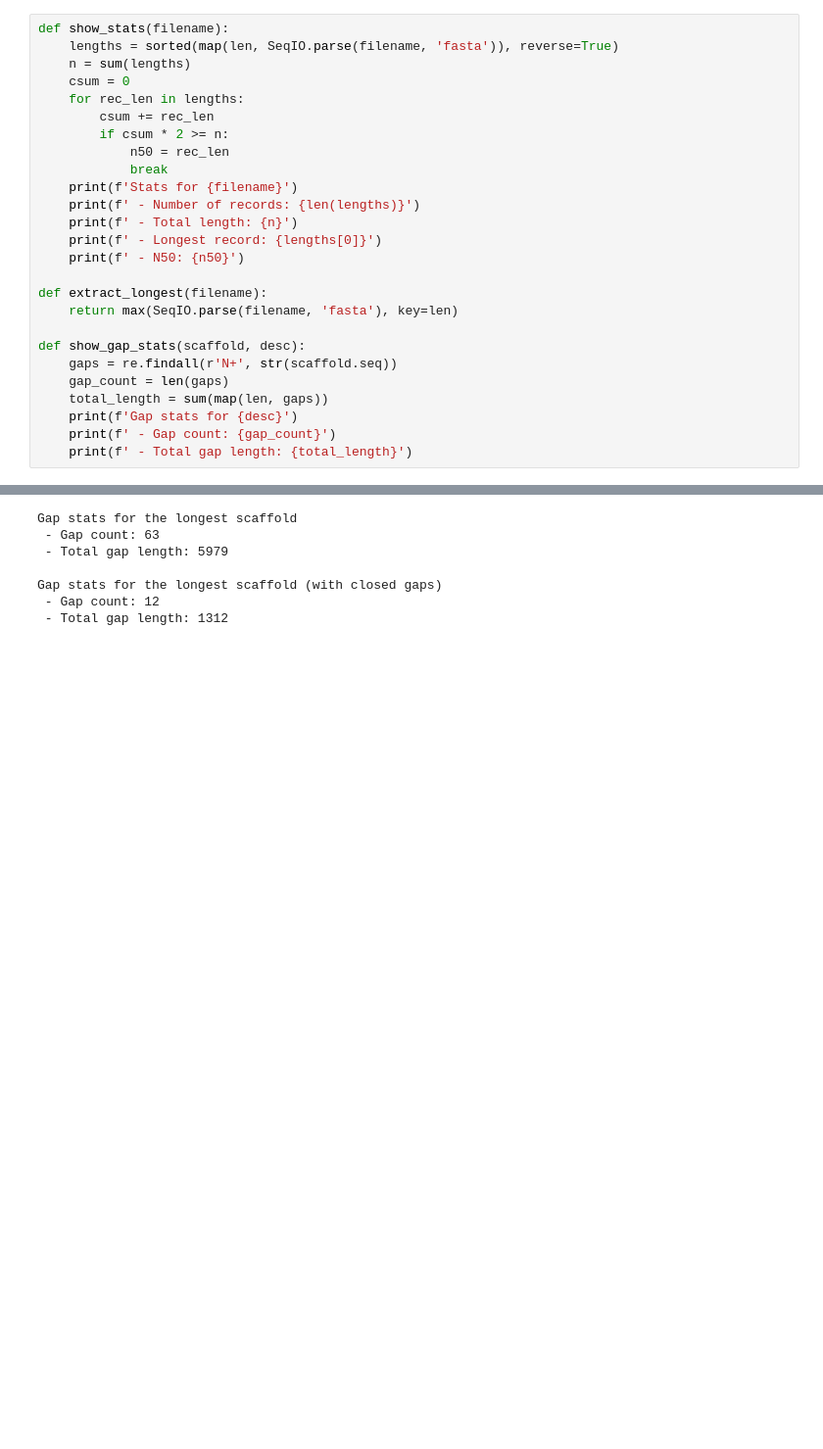
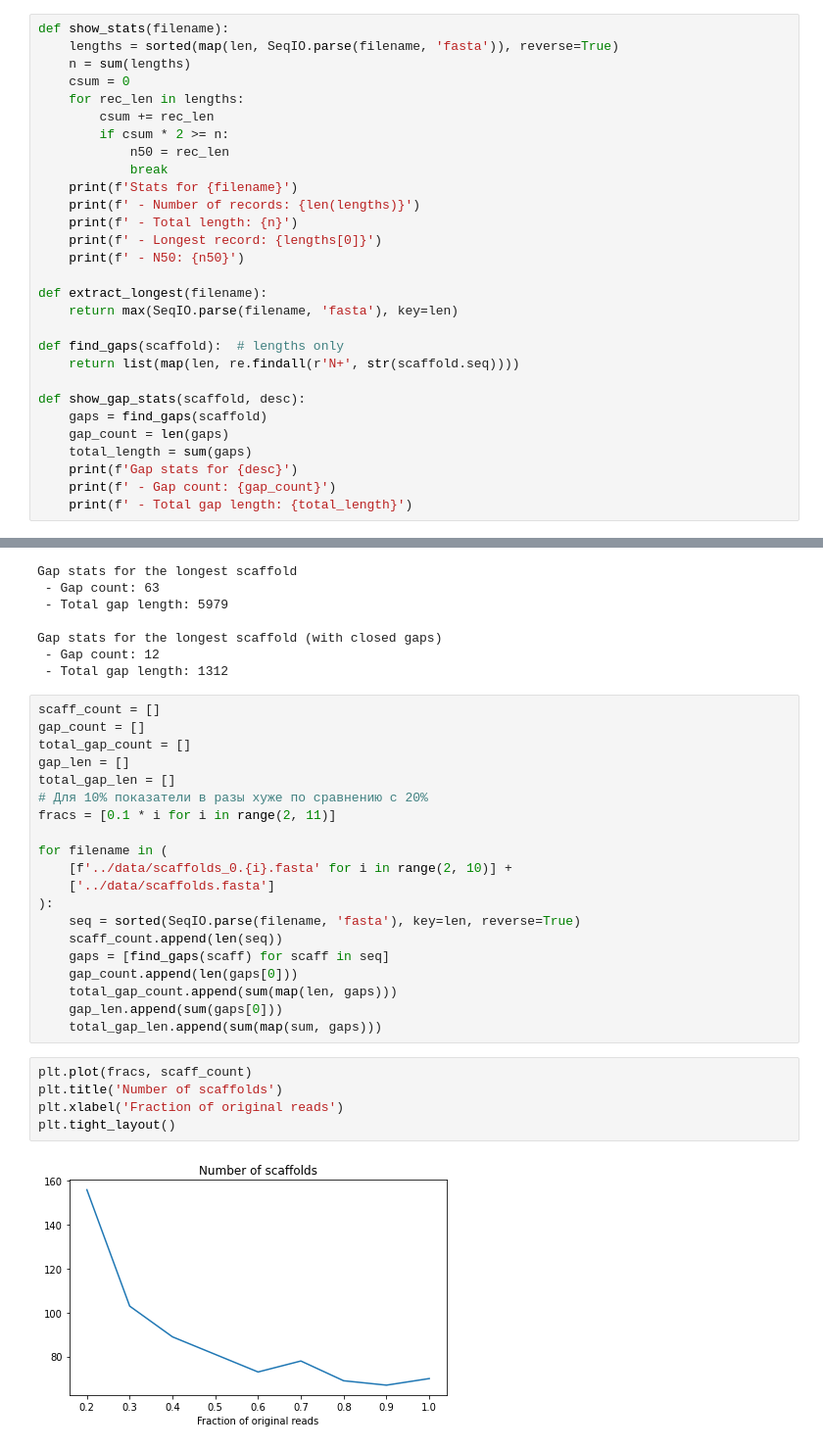
Before and after one commit to jottishail/hse21_hw1, a Jupyter notebook: src/hw1.ipynb, the cells around one changed output, grey strips where cells are left out. Shown: that part at 98% size. Cells and saved outputs as stored; diff of their text form; blank space fills up the shorter version.

```diff
--- a/src/hw1.ipynb
+++ b/src/hw1.ipynb
@@ -20,10 +22,13 @@ def show_stats(filename):
 def extract_longest(filename):
     return max(SeqIO.parse(filename, 'fasta'), key=len)
 
+def find_gaps(scaffold):  # lengths only
+    return list(map(len, re.findall(r'N+', str(scaffold.seq))))
+
 def show_gap_stats(scaffold, desc):
-    gaps = re.findall(r'N+', str(scaffold.seq))
+    gaps = find_gaps(scaffold)
     gap_count = len(gaps)
-    total_length = sum(map(len, gaps))
+    total_length = sum(gaps)
     print(f'Gap stats for {desc}')
     print(f' - Gap count: {gap_count}')
     print(f' - Total gap length: {total_length}')
@@ -62,3 +67,30 @@ Gap stats for the longest scaffold
 Gap stats for the longest scaffold (with closed gaps)
  - Gap count: 12
  - Total gap length: 1312
+# %%
+scaff_count = []
+gap_count = []
+total_gap_count = []
+gap_len = []
+total_gap_len = []
+# Для 10% показатели в разы хуже по сравнению с 20%
+fracs = [0.1 * i for i in range(2, 11)]
+
+for filename in (
+    [f'../data/scaffolds_0.{i}.fasta' for i in range(2, 10)] +
+    ['../data/scaffolds.fasta']
+):
+    seq = sorted(SeqIO.parse(filename, 'fasta'), key=len, reverse=True)
+    scaff_count.append(len(seq))
+    gaps = [find_gaps(scaff) for scaff in seq]
+    gap_count.append(len(gaps[0]))
+    total_gap_count.append(sum(map(len, gaps)))
+    gap_len.append(sum(gaps[0]))
+    total_gap_len.append(sum(map(sum, gaps)))
+# %%
+plt.plot(fracs, scaff_count)
+plt.title('Number of scaffolds')
+plt.xlabel('Fraction of original reads')
+plt.tight_layout()
+# %% [output]
+[figure, added]
```
Also changed, not shown: parts of 4 cells of this notebook, 12 other files.
